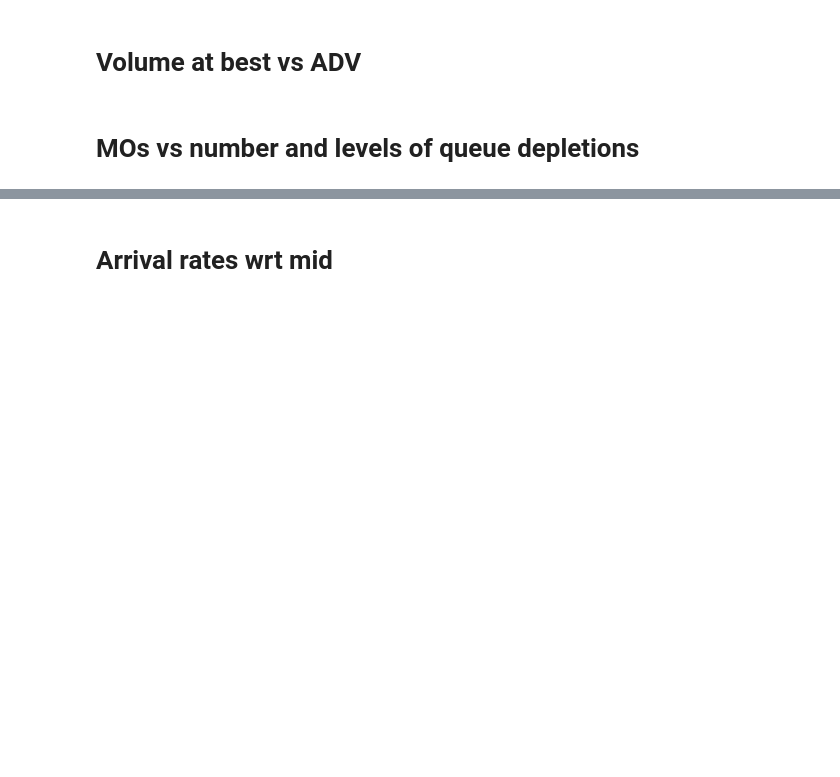
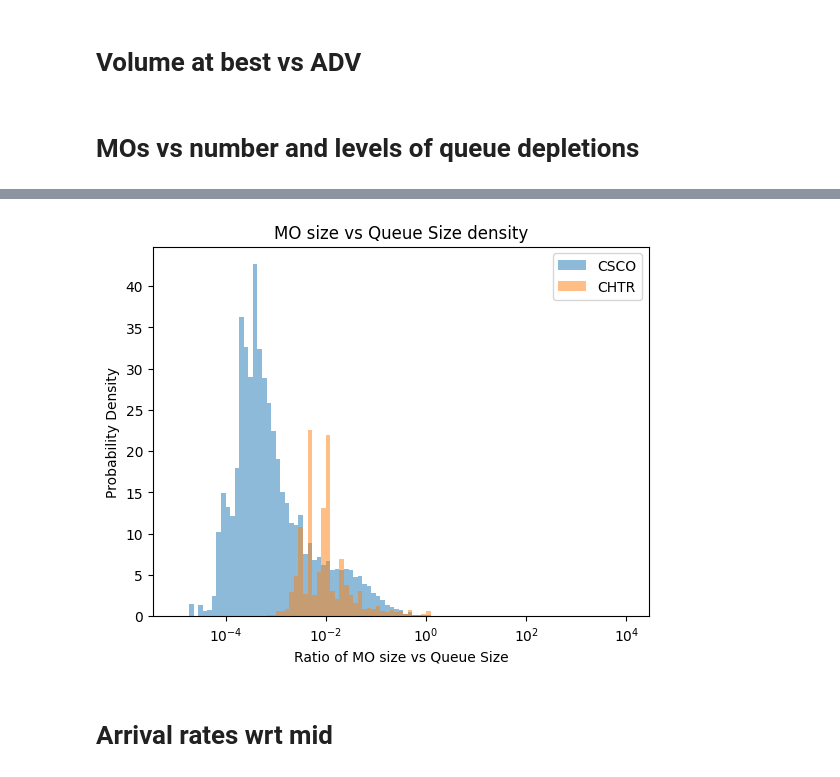
Before and after one commit to konqr/lobSimulations, a Jupyter notebook: src/backup/hawkes/experiments/totalEDA.ipynb, the cells around one changed output, grey strips where cells are left out. Cells and saved outputs as stored; diff of their text form; code cells hidden in the pictures; blank space fills up the shorter version.

```diff
--- a/src/backup/hawkes/experiments/totalEDA.ipynb
+++ b/src/backup/hawkes/experiments/totalEDA.ipynb
@@ -135,3 +172,8 @@ slope, intercept, r_value, p_value, std_err = scipy.stats.linregress(x=p.get_lin
 # %%
-slope
+import statsmodels.api as sm
+x=np.log(np.array(relTick)[6:])/np.log(10)
+Y=np.log(100*np.array(y)[6:][:,0])/np.log(10)
+X = sm.add_constant(x)
+res = sm.OLS(Y, X).fit()
+print(res.summary)
 # %% [output]
@@ -488,14 +591,19 @@ for j in pd.date_range(dt.date(2019,1,2), dt.date(2019,12,31)):
 # %%
 plt.figure()
-plt.hist(ratios, weights = np.nan_to_num(wts), bins = np.power(10, np.linspace(-3,3, num  = 100)),  density = True, color="mediumpurple")
-plt.xlabel("Ratio")
-plt.xlabel("Ratio of MO size vs Queue Size")
-plt.text(1e2, 0.5, "Mean = " + str(np.round(np.average(ratios_day),2)), bbox=dict(alpha=0.5))
-plt.text(1e2, 15, "Median = " + str(np.round(np.median(ratios),2)), bbox=dict(alpha=0.5))
+for k, v in res.items():
+    ratios, wts, ratios_day = v
+    plt.hist(ratios, weights = np.nan_to_num(wts), bins = np.power(10, np.linspace(-5,4, num  = 100)),  density = True, alpha=0.5, label= k)
+    plt.ylabel("Probability Density")
+    plt.xlabel("Ratio of MO size vs Queue Size")
+    #plt.text(1e2, 0.5, k + " Mean = " + str(np.round(np.average(ratios_day),2)), bbox=dict(alpha=0.5))
+    #plt.text(1e2, 15, k + " Median = " + str(np.round(np.median(ratios),2)), bbox=dict(alpha=0.5))
 plt.xscale("log")
-plt.yscale("log")
-plt.title("MO size vs Queue Size density : " + ric)
-plt.savefig("/SAN/fca/Konark_PhD_Experiments/smallTick/"+ric+"_EDA_MORatioDistri.png")
+#plt.yscale("log")
+plt.legend()
+plt.title("MO size vs Queue Size density")
+plt.savefig("/SAN/fca/Konark_PhD_Experiments/smallTick/CSCOCHTR_EDA_MORatioDistri.png")
+# %% [output]
+[figure, added]
 # %% [markdown]
 # Arrival rates wrt mid
 # %%
```
Also changed, not shown: parts of 8 cells of this notebook, 2 other files.
